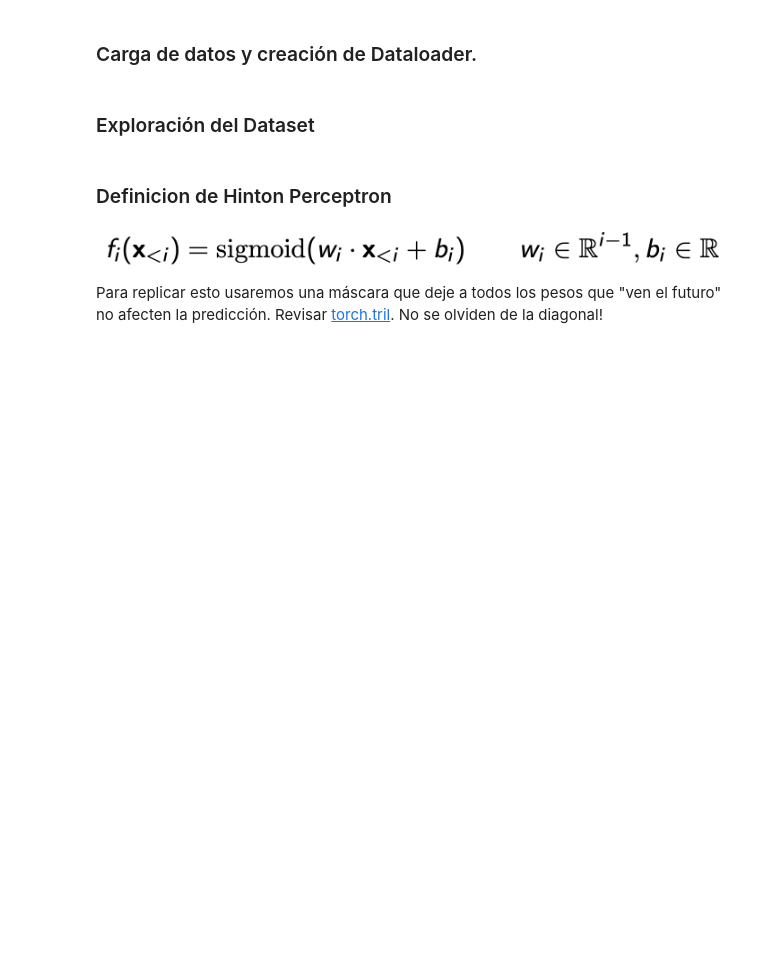
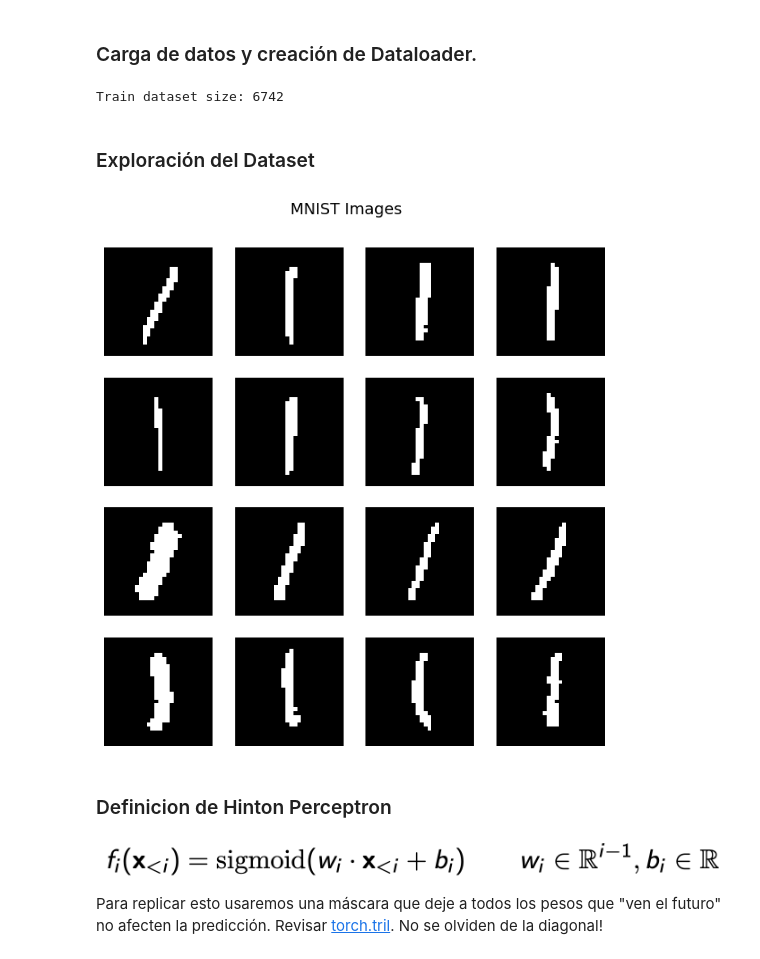
Before and after one commit to octarevetria/IA_Generativa, a Jupyter notebook: Modelos Autorregresivos/Hinton.ipynb, the cells around one changed output. Drawn from its saved outputs; the diff is of its cells as text; code cells hidden in the pictures; blank space fills up the shorter version.

```diff
--- a/Modelos Autorregresivos/Hinton.ipynb
+++ b/Modelos Autorregresivos/Hinton.ipynb
@@ -66,31 +72,54 @@ train_data = [(image, label) for image, label in train_data if labels_used and l
 train_dataloader = DataLoader(
     train_data, batch_size=BATCH_SIZE, shuffle=True
 )
+# %%
+print(f"Train dataset size: {len(train_data)}")
+# %% [output]
+Train dataset size: 6742
 # %% [markdown]
 ### Exploración del Dataset
 # %%
 def show_images(images, title="MNIST Images"):
     n = len(images)
-    rows = math.floor(math.sqrt(n))
-    columns = math.ceil(n / rows)
+    if n == 0:
+        print("No images to show")
+        return
 
-    fig, axs = plt.subplots(rows, columns)
+    rows = max(1, int(math.floor(math.sqrt(n))))
+    columns = int(math.ceil(n / rows))
+
+    fig, axs = plt.subplots(rows, columns, figsize=(columns * 2, rows * 2))
     fig.suptitle(title, fontsize=14, y=.95)
+
+    # Normalize axs to a 2D array so we can always index [i, j]
+    if rows == 1 and columns == 1:
+        axs = np.array([[axs]])
+    elif rows == 1 or columns == 1:
+        axs = np.atleast_2d(axs)
+        axs = axs.reshape(rows, columns)
 
     for i in range(rows):
         for j in range(columns):
-            index = i*columns + j
+            index = i * columns + j
+            ax = axs[i, j]
+            ax.axis('off')
             if index < n:
-                axs[i,j].imshow(images[index], cmap='gray')
-            axs[i,j].axis('off')
+                img = images[index]
+                if isinstance(img, torch.Tensor):
+                    img = img.cpu().numpy()
+                img = np.squeeze(img)
+                ax.imshow(img, cmap='gray')
 
     plt.show()
+    plt.close(fig)
 # %%
 images = []
-for _ in range(12):
+for _ in range(16):
     image, label = train_data[random.randrange(len(train_data))]
     images.append(image.reshape(img_shape))
 show_images(images)
+# %% [output]
+[figure, added]
 # %% [markdown]
 ### Definicion de Hinton Perceptron
 
```
Also changed, not shown: parts of 12 cells of this notebook, 8 other files.
